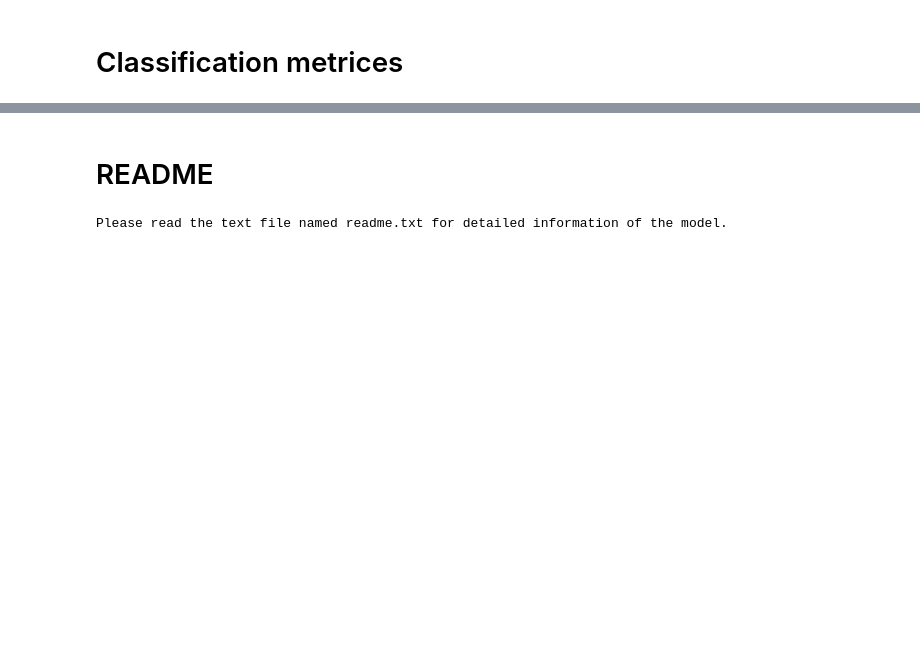
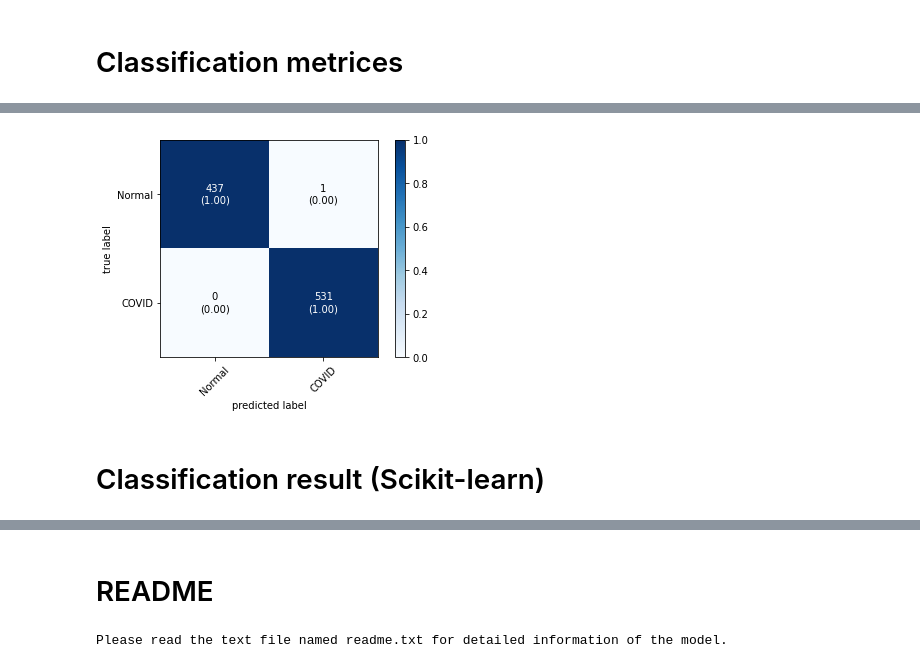
Before and after one commit to sudo-rajarshi/Computer-Vision-Research, a Jupyter notebook: classifiers/custom-models/train.ipynb, the cells around one changed output, grey strips where cells are left out. Saved outputs shown, nothing was run; the diff lists cells and outputs as text; code cells hidden in the pictures; blank space fills up the shorter version.

```diff
--- a/classifiers/custom-models/train.ipynb
+++ b/classifiers/custom-models/train.ipynb
@@ -645,0 +602,2 @@ def report(y_true, y_pred, labels):
+# %%
+labels = {'Normal': 0, 'COVID': 1}
@@ -645,0 +606,22 @@ def report(y_true, y_pred, labels):
+# %%
+def pred_keras(tp, tn, fp, fn):
+    y_true = []
+    y_pred = []
+
+    for i in range(tp):
+        y_true.append(1)
+        y_pred.append(1)
+
+    for i in range(tn):
+        y_true.append(0)
+        y_pred.append(0)
+
+    for i in range(fp):
+        y_true.append(0)
+        y_pred.append(1)
+
+    for i in range(fn):
+        y_true.append(1)
+        y_pred.append(0)
+
+    return y_true, y_pred
@@ -645,0 +630,2 @@ def report(y_true, y_pred, labels):
+# %%
+cm, classification_reports_keras, sensitivity_keras, specificity_keras = report(y_true, y_pred, labels)
@@ -645,0 +647,6 @@ def report(y_true, y_pred, labels):
+# %%
+conf_mat(cm, labels, char, 'confusion-matrix-keras')
+# %% [output]
+[figure, added]
+# %% [markdown]
+# Classification result (Scikit-learn)
```
Also changed, not shown: parts of 34 cells of this notebook, 2 other files.
